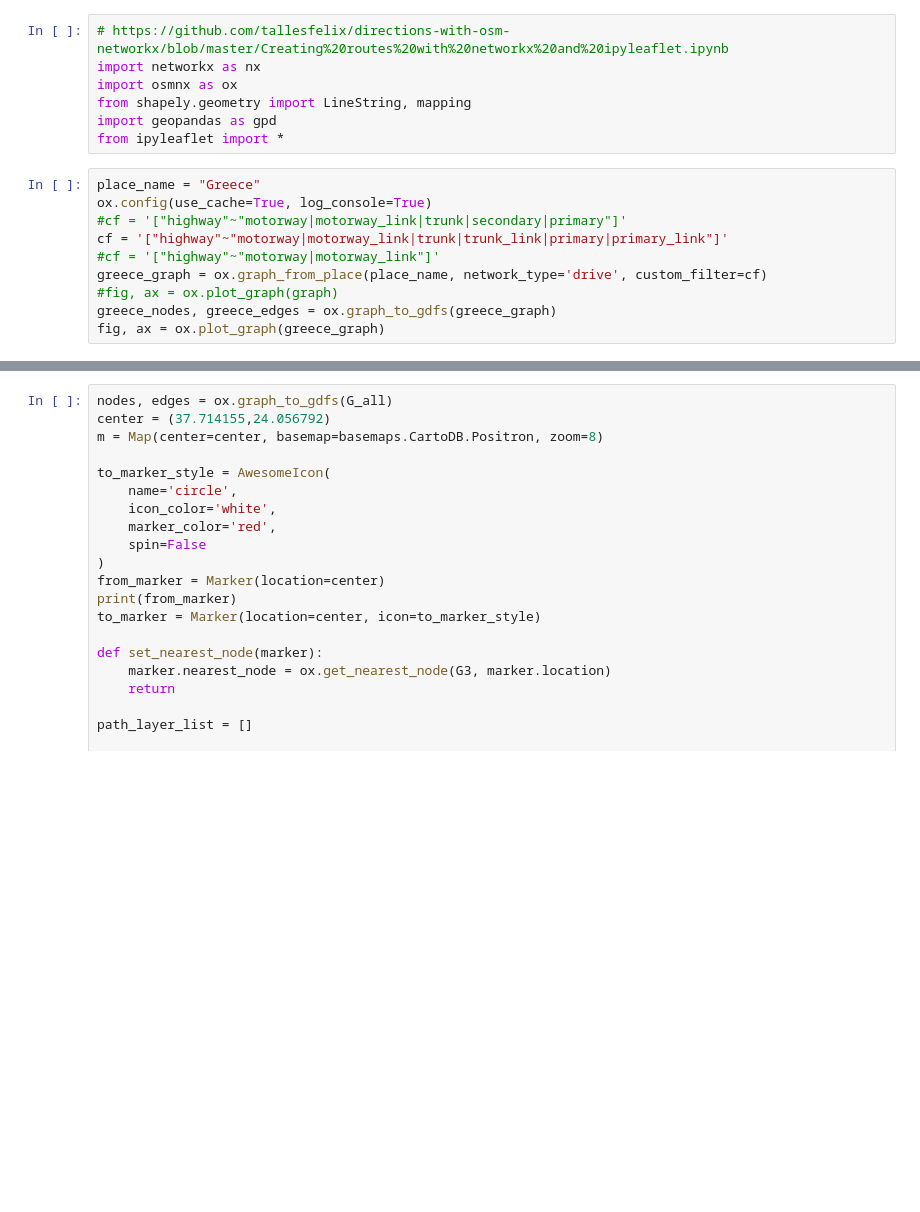
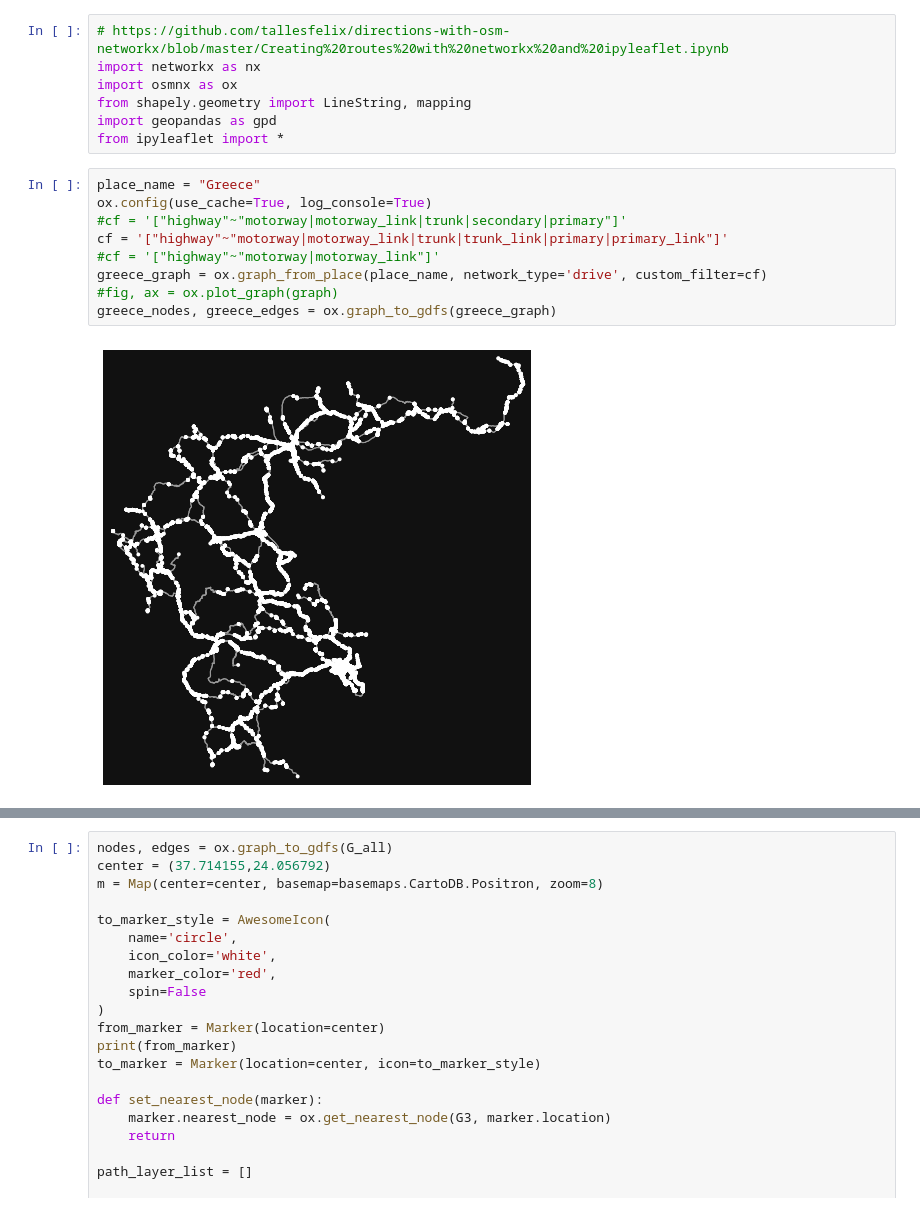
Before and after one commit to cbabalis/osm_project, a Jupyter notebook: src/network_retrieval_example.ipynb, the cells around one changed output, grey strips where cells are left out. Drawn from its saved outputs; the diff is of its cells as text; blank space fills up the shorter version.

```diff
--- a/src/network_retrieval_example.ipynb
+++ b/src/network_retrieval_example.ipynb
@@ -8,11 +8,12 @@ from ipyleaflet import *
 # %%
 place_name = "Greece"
 ox.config(use_cache=True, log_console=True)
 #cf = '["highway"~"motorway|motorway_link|trunk|secondary|primary"]'
 cf = '["highway"~"motorway|motorway_link|trunk|trunk_link|primary|primary_link"]'
 #cf = '["highway"~"motorway|motorway_link"]'
 greece_graph = ox.graph_from_place(place_name, network_type='drive', custom_filter=cf)
 #fig, ax = ox.plot_graph(graph)
 greece_nodes, greece_edges = ox.graph_to_gdfs(greece_graph)
-fig, ax = ox.plot_graph(greece_graph)
+# %% [output]
+[figure, added]
 # %%
```
Also changed, not shown: parts of 2 cells of this notebook.
